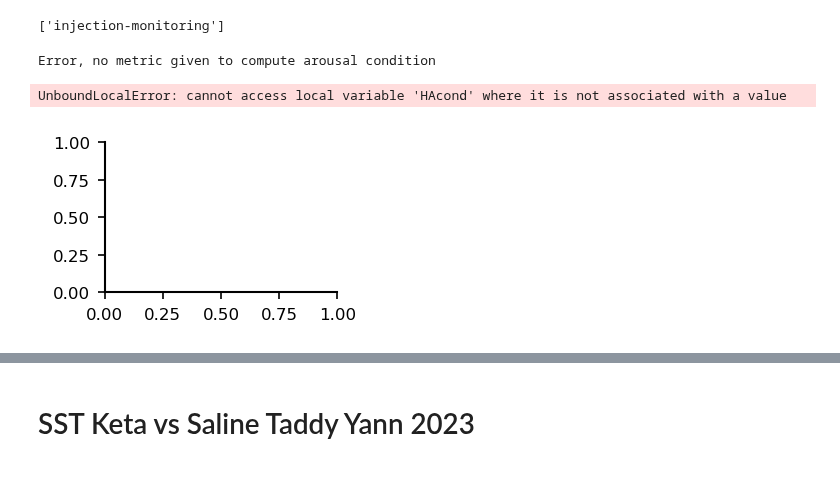
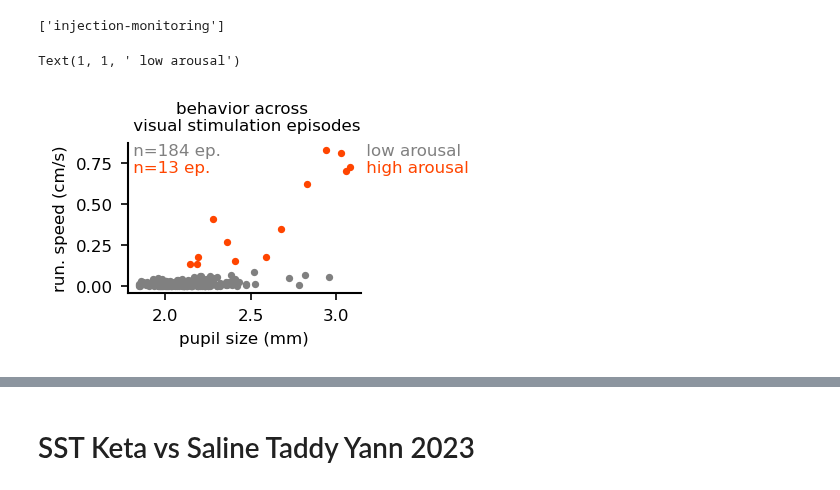
Before and after one commit to LauraGonzalez2000/physion, a Jupyter notebook: notebooks/personalized/Behavioral_modulation_of_visually_evoked_activity.ipynb, the cells around one changed output, grey strips where cells are left out. Cells and saved outputs as stored; diff of their text form; code cells hidden in the pictures.

```diff
--- a/notebooks/personalized/Behavioral_modulation_of_visually_evoked_activity.ipynb
+++ b/notebooks/personalized/Behavioral_modulation_of_visually_evoked_activity.ipynb
@@ -535,14 +602,13 @@ print(data.protocols)
 # %% [output]
 ['injection-monitoring']
 # %%
-fig, ax = plot_behavior_in_episodes(data, running_speed_threshold=0.1)
+fig, ax = plot_behavior_in_episodes(data, running_speed_threshold=0.1, metric='locomotion')
 ax.set_title('behavior across \n visual stimulation episodes')
 ax.annotate('\n high arousal', (1, 1), color='orangered', xycoords='axes fraction', va='top')
 ax.annotate(' low arousal', (1, 1), color='grey', xycoords='axes fraction', va='top')
 # %% [output]
-Error, no metric given to compute arousal condition
+Text(1, 1, ' low arousal')
-UnboundLocalError: cannot access local variable 'HAcond' where it is not associated with a value
-[figure, old version]
+[figure, new version]
 # %%
 rows = 4
 cols = 5
```
Also changed, not shown: parts of 14 cells of this notebook, 3 other files.
